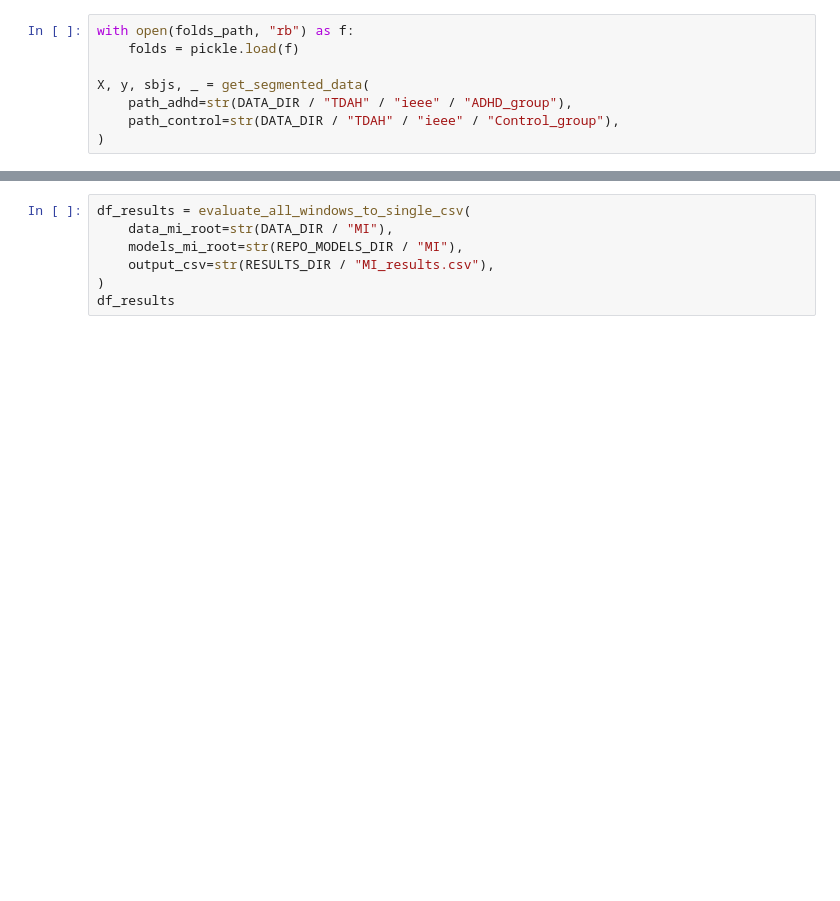
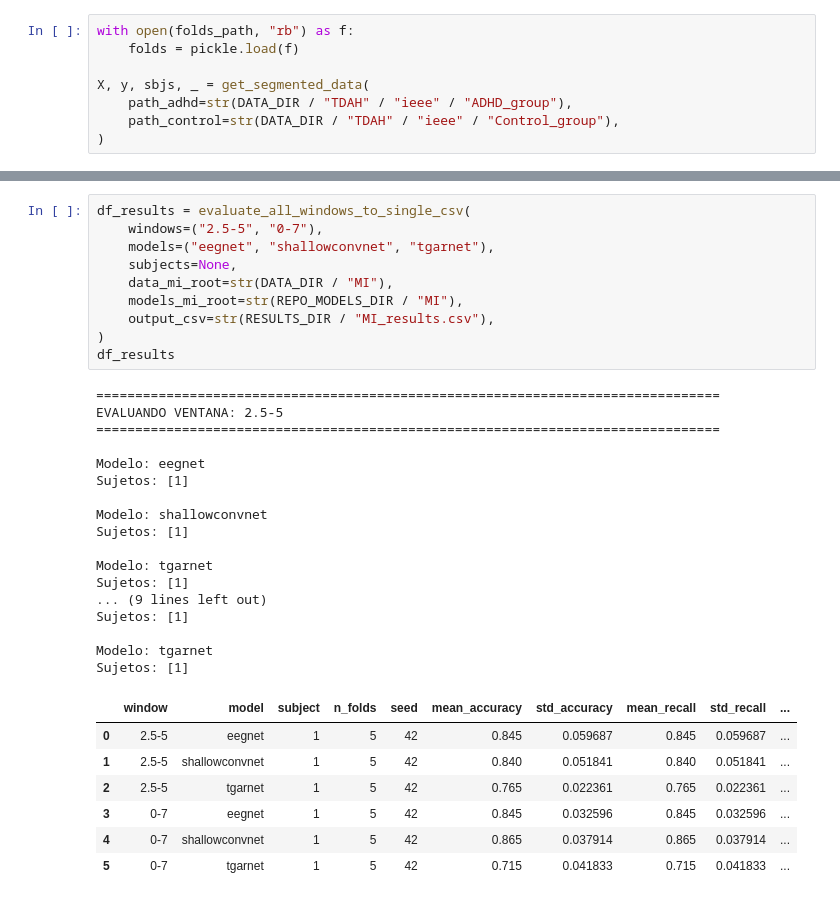
Before and after one commit to Daprosero/STF-KernelSHAP, a Jupyter notebook: Notebooks/TDAH_MI_Results.ipynb, the cells around one changed output, grey strips where cells are left out. Saved outputs shown, nothing was run; the diff lists cells and outputs as text; blank space fills up the shorter version.

```diff
--- a/Notebooks/TDAH_MI_Results.ipynb
+++ b/Notebooks/TDAH_MI_Results.ipynb
@@ -168,7 +208,35 @@ df_predictions
 # %%
 df_results = evaluate_all_windows_to_single_csv(
+    windows=("2.5-5", "0-7"),
+    models=("eegnet", "shallowconvnet", "tgarnet"),
+    subjects=None,
     data_mi_root=str(DATA_DIR / "MI"),
     models_mi_root=str(REPO_MODELS_DIR / "MI"),
     output_csv=str(RESULTS_DIR / "MI_results.csv"),
 )
 df_results
+# %% [output]
+================================================================================
+EVALUANDO VENTANA: 2.5-5
+================================================================================
+
+Modelo: eegnet
+Sujetos: [1]
+
+Modelo: shallowconvnet
+Sujetos: [1]
+
+Modelo: tgarnet
+Sujetos: [1]
+... (9 lines left out)
+Sujetos: [1]
+
+Modelo: tgarnet
+Sujetos: [1]
+|  | window | model | subject | n_folds | seed | mean_accuracy | std_accuracy | mean_recall | std_recall | ... |
+| 0 | 2.5-5 | eegnet | 1 | 5 | 42 | 0.845 | 0.059687 | 0.845 | 0.059687 | ... |
+| 1 | 2.5-5 | shallowconvnet | 1 | 5 | 42 | 0.840 | 0.051841 | 0.840 | 0.051841 | ... |
+| 2 | 2.5-5 | tgarnet | 1 | 5 | 42 | 0.765 | 0.022361 | 0.765 | 0.022361 | ... |
+| 3 | 0-7 | eegnet | 1 | 5 | 42 | 0.845 | 0.032596 | 0.845 | 0.032596 | ... |
+| 4 | 0-7 | shallowconvnet | 1 | 5 | 42 | 0.865 | 0.037914 | 0.865 | 0.037914 | ... |
+| 5 | 0-7 | tgarnet | 1 | 5 | 42 | 0.715 | 0.041833 | 0.715 | 0.041833 | ... |
```
Also changed, not shown: parts of 3 cells of this notebook, 11 other files.
